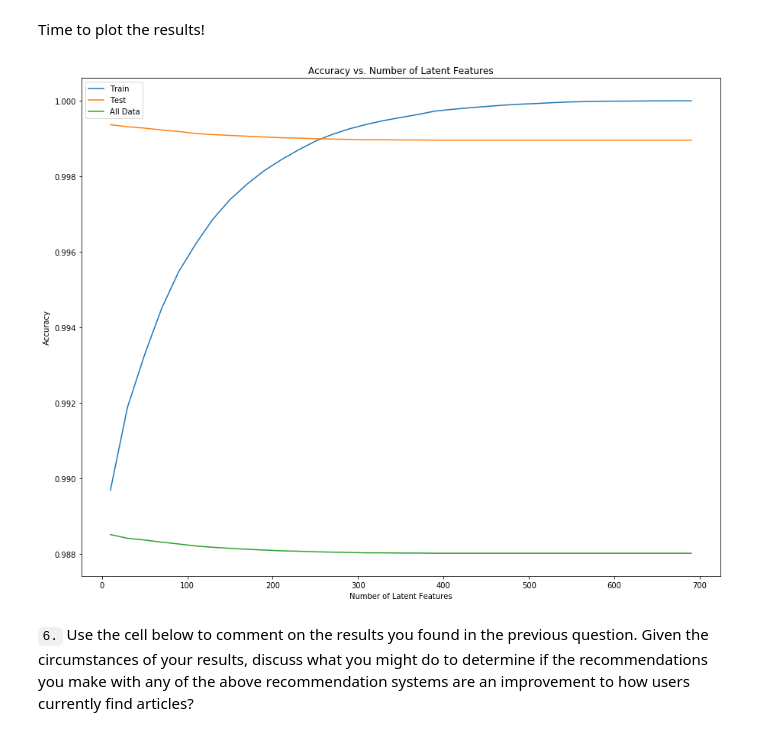
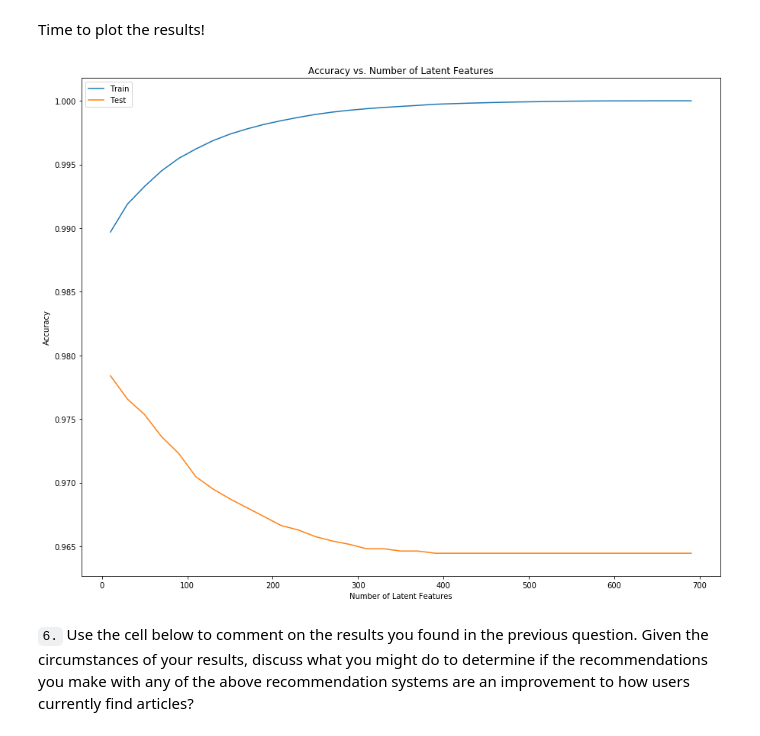
Before and after one commit to NYCDS2020/IBM_Recommendations, a Jupyter notebook: Recommendations_with_IBM.ipynb, the cells around one changed output. Drawn from its saved outputs; the diff is of its cells as text; code cells hidden in the pictures.

```diff
--- a/Recommendations_with_IBM.ipynb
+++ b/Recommendations_with_IBM.ipynb
@@ -1060,14 +1035,15 @@ print('train: ', u_train.shape, s_train.shape, vt.shape)
 train:  (4487, 714) (714,) (714, 714)
 # %%
 # Let's find the 'testable overlap' of users and articles shared across train and test set
-train_common_index = user_item_train.index.isin(test_idx)
-train_common_columns = user_item_train.columns.isin(test_arts)
+user_query = user_item_test.index.isin(user_item_train.index)
+article_query = user_item_test.columns.isin(user_item_train.columns)
+user_item_test = user_item_test.loc[user_query, article_query]
 
 # Now we need to focus only on the parts of the respective matrices that can actually be predicted given the
 # (somewhat limited) overlap between train and test sets - if they don't overlap, we can't produce a matrix dot product!
+u_test = u_train[user_item_train.index.isin(user_item_test.index), :]
+vt_test = vt_train[:, user_item_train.columns.isin(user_item_test.columns)]
 
-u_test = u_train[train_common_index, :]
-vt_test= vt_train[:, train_common_columns]
 print('test: ', u_test.shape, vt_test.shape)
 # %% [output]
 test:  (20, 714) (714, 574)
@@ -1083,42 +1054,38 @@ num_latent_feats = np.arange(10,700+10,20)
 # Create arrays to hold sum of errors
 sum_errs_train = []
 sum_errs_test = []
-all_errs = []
 
-# Iterate through latent feature candidates
+# Loop through latent feature space
 for k in num_latent_feats:
-    # Restructure matrices with k latent features
-    s_train_new, u_train_new, vt_train_new = np.diag(s_train[:k]), u_train[:, :k], vt_train[:k, :]
-    u_test_new, vt_test_new = u_test[:, :k], vt_test[:k, :]
+    # Restructure matrices with latent 'candidate depth'
+    s_new, u_new_train, vt_new_train = np.diag(s_train[:k]), u_train[:, :k], vt_train[:k, :]
+    u_new_test, vt_new_test = u_test[:, :k], vt_test[:k, :]
 
-    # Calculate dot product
-    user_item_train_preds = np.around(np.dot(np.dot(u_train_new, s_train_new), vt_train_new))
-    user_item_test_preds = np.around(np.dot(np.dot(u_test_new, s_train_new), vt_test_new))
-    all_errs.append(1 - ((np.sum(user_item_test_preds)+np.sum(np.sum(user_item_test)))/(user_item_test.shape[0]*user_item_test.shape[1])))
+    # Create dot product
+    user_item_est_train = np.around(np.dot(np.dot(u_new_train, s_new), vt_new_train))
+    user_item_est_test = np.around(np.dot(np.dot(u_new_test, s_new), vt_new_test))
 
-    # Now compute error for each prediction vs. actual value in overlapped set
-    diffs_train = np.subtract(user_item_train, user_item_train_preds)
-    diffs_test = np.subtract(user_item_test_predictable, user_item_test_preds)
+    # Calculate differences / errors
+    diffs_train = np.subtract(user_item_train, user_item_est_train)
+    diffs_test = np.subtract(user_item_test, user_item_est_test)
 
-    # Sum total errors and store
+    # Log errors in arrays from above
     err_train = np.sum(np.sum(np.abs(diffs_train)))
+    sum_errs_train.append(err_train)
     err_test = np.sum(np.sum(np.abs(diffs_test)))
-
-    sum_errs_train.append(err_train)
     sum_errs_test.append(err_test)
 # %% [markdown]
 Time to plot the results!
 # %%
 plt.figure(figsize=(15,12))
 plt.plot(num_latent_feats, 1 - np.array(sum_errs_train)/(user_item_train.shape[0]*user_item_test.shape[1]), label='Train');
 plt.plot(num_latent_feats, 1 - np.array(sum_errs_test)/(user_item_test.shape[0]*user_item_test.shape[1]), label='Test');
-plt.plot(num_latent_feats, all_errs, label='All Data');
 plt.xlabel('Number of Latent Features');
 plt.ylabel('Accuracy');
 plt.title('Accuracy vs. Number of Latent Features');
 plt.legend();
 # %% [output]
-[figure, old version]
+[figure, new version]
 # %% [markdown]
 `6.` Use the cell below to comment on the results you found in the previous question. Given the circumstances of your results, discuss what you might do to determine if the recommendations you make with any of the above recommendation systems are an improvement to how users currently find articles?
 # %% [markdown]
```
Also changed, not shown: parts of 12 cells of this notebook.
